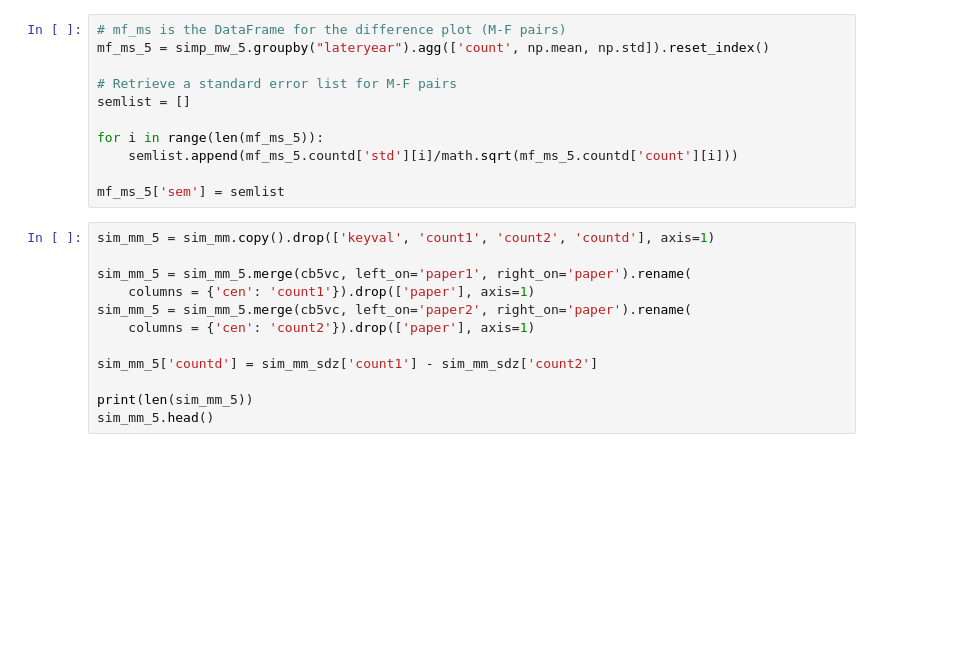
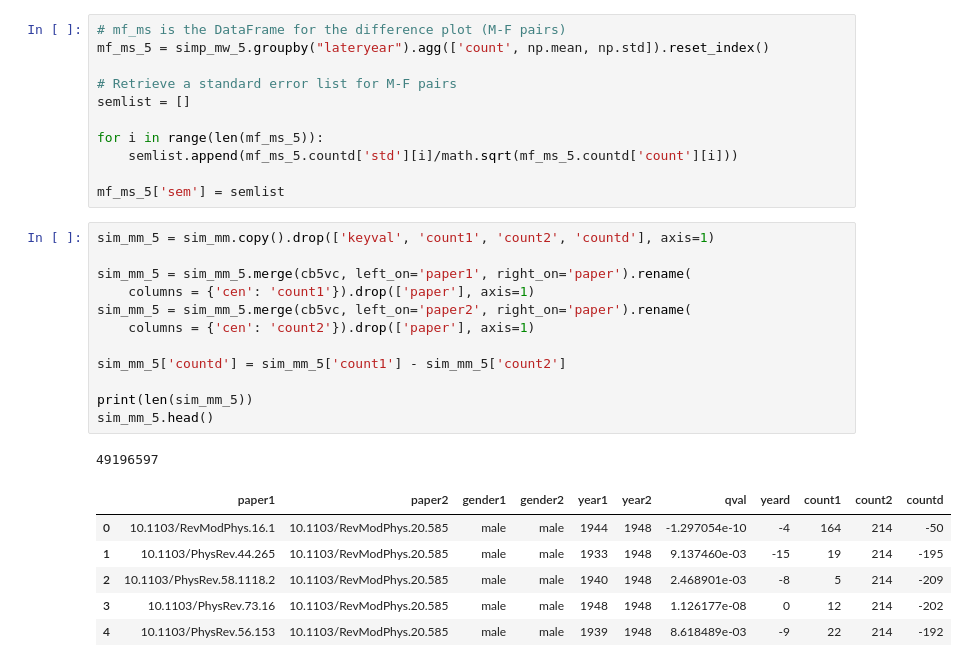
Before and after one commit to therobinkay/firstmover, a Jupyter notebook: main.ipynb, the cells around one changed output. Saved outputs shown, nothing was run; the diff lists cells and outputs as text; blank space fills up the shorter version.

```diff
--- a/main.ipynb
+++ b/main.ipynb
@@ -2578,12 +2583,20 @@ mf_ms_5['sem'] = semlist
 # %%
 sim_mm_5 = sim_mm.copy().drop(['keyval', 'count1', 'count2', 'countd'], axis=1)
 
 sim_mm_5 = sim_mm_5.merge(cb5vc, left_on='paper1', right_on='paper').rename(
     columns = {'cen': 'count1'}).drop(['paper'], axis=1)
 sim_mm_5 = sim_mm_5.merge(cb5vc, left_on='paper2', right_on='paper').rename(
     columns = {'cen': 'count2'}).drop(['paper'], axis=1)
 
-sim_mm_5['countd'] = sim_mm_sdz['count1'] - sim_mm_sdz['count2']
+sim_mm_5['countd'] = sim_mm_5['count1'] - sim_mm_5['count2']
 
 print(len(sim_mm_5))
 sim_mm_5.head()
+# %% [output]
+49196597
+|  | paper1 | paper2 | gender1 | gender2 | year1 | year2 | qval | yeard | count1 | count2 | countd |
+| 0 | 10.1103/RevModPhys.16.1 | 10.1103/RevModPhys.20.585 | male | male | 1944 | 1948 | -1.297054e-10 | -4 | 164 | 214 | -50 |
+| 1 | 10.1103/PhysRev.44.265 | 10.1103/RevModPhys.20.585 | male | male | 1933 | 1948 | 9.137460e-03 | -15 | 19 | 214 | -195 |
+| 2 | 10.1103/PhysRev.58.1118.2 | 10.1103/RevModPhys.20.585 | male | male | 1940 | 1948 | 2.468901e-03 | -8 | 5 | 214 | -209 |
+| 3 | 10.1103/PhysRev.73.16 | 10.1103/RevModPhys.20.585 | male | male | 1948 | 1948 | 1.126177e-08 | 0 | 12 | 214 | -202 |
+| 4 | 10.1103/PhysRev.56.153 | 10.1103/RevModPhys.20.585 | male | male | 1939 | 1948 | 8.618489e-03 | -9 | 22 | 214 | -192 |
```
Also changed, not shown: parts of 10 cells of this notebook.
